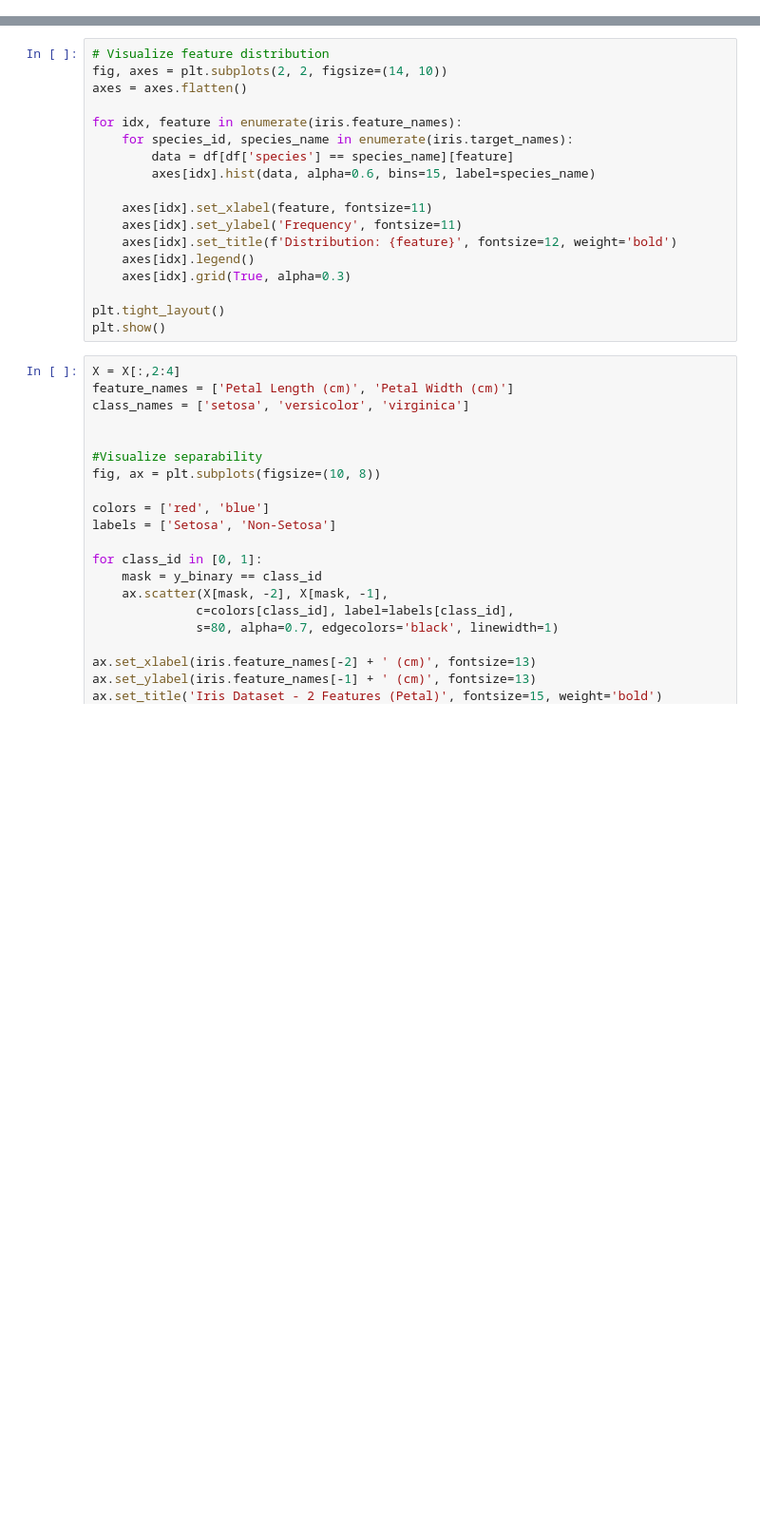
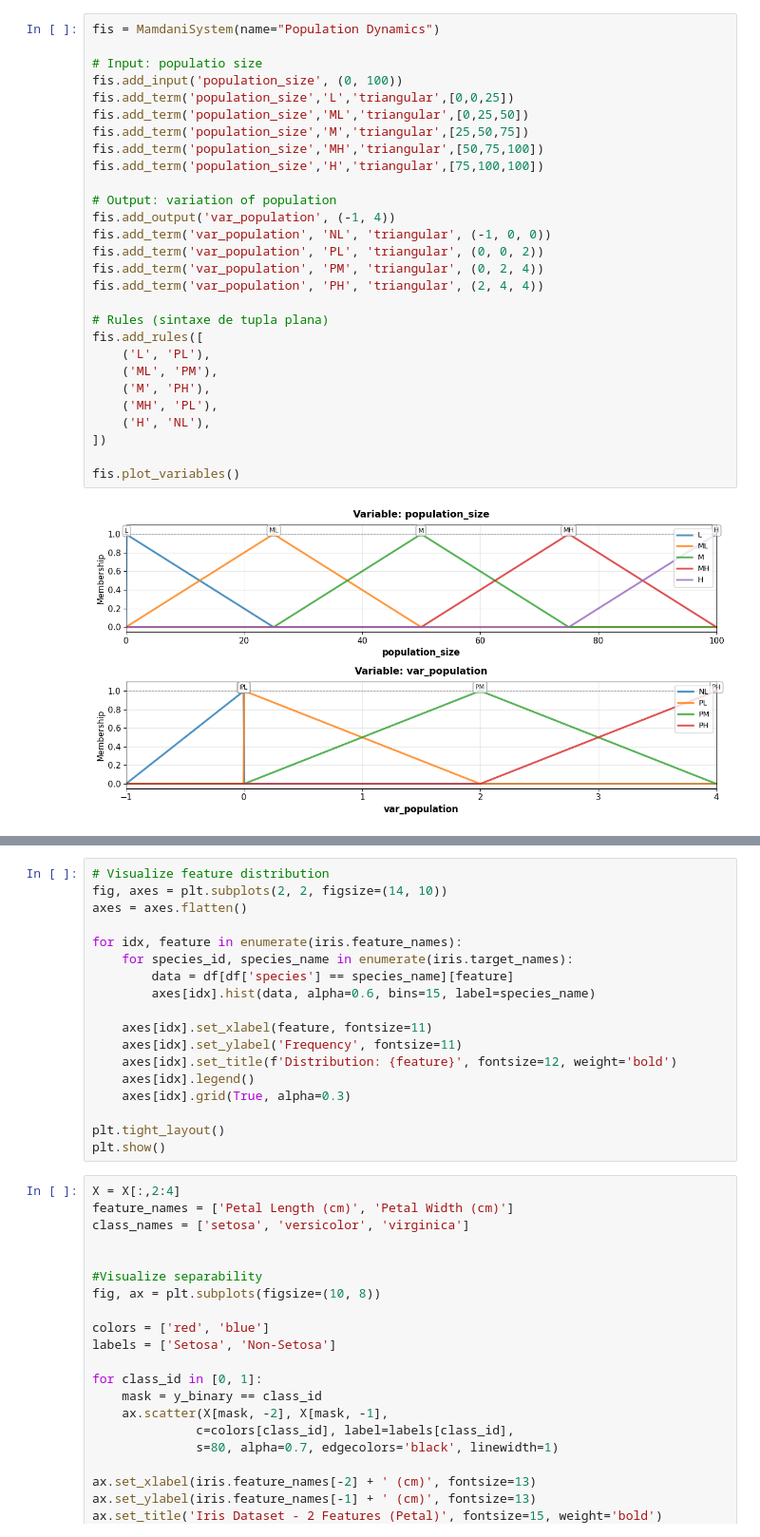
Before and after one commit to 1moi6/pyfuzzy-toolbox, a Jupyter notebook: exemplo.ipynb, the cells around one changed output, grey strips where cells are left out. Shown at 95% size. Cells and saved outputs as stored; diff of their text form; blank space fills up the shorter version.

```diff
--- a/exemplo.ipynb
+++ b/exemplo.ipynb
@@ -51,0 +25,30 @@ Características:
+# %%
+fis = MamdaniSystem(name="Population Dynamics")
+
+# Input: populatio size
+fis.add_input('population_size', (0, 100))
+fis.add_term('population_size','L','triangular',[0,0,25])
+fis.add_term('population_size','ML','triangular',[0,25,50])
+fis.add_term('population_size','M','triangular',[25,50,75])
+fis.add_term('population_size','MH','triangular',[50,75,100])
+fis.add_term('population_size','H','triangular',[75,100,100])
+
+# Output: variation of population
+fis.add_output('var_population', (-1, 4))
+fis.add_term('var_population', 'NL', 'triangular', (-1, 0, 0))
+fis.add_term('var_population', 'PL', 'triangular', (0, 0, 2))
+fis.add_term('var_population', 'PM', 'triangular', (0, 2, 4))
+fis.add_term('var_population', 'PH', 'triangular', (2, 4, 4))
+
+# Rules (sintaxe de tupla plana)
+fis.add_rules([
+    ('L', 'PL'),
+    ('ML', 'PM'),
+    ('M', 'PH'),
+    ('MH', 'PL'),
+    ('H', 'NL'),
+])
+
+fis.plot_variables()
+# %% [output]
+[figure, added]
```
Also changed, not shown: parts of 13 cells of this notebook, 31 other files.
